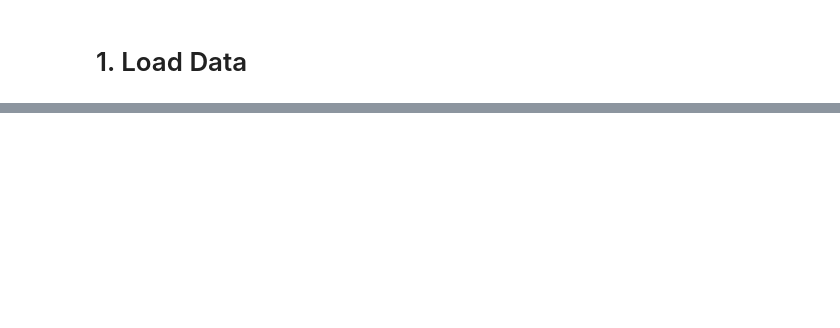
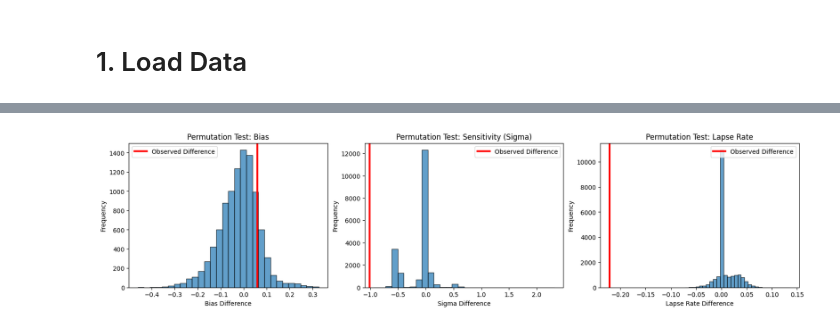
Before and after one commit to iakioh/V1SH_experiment, a Jupyter notebook: analysis/analysis_questplus.ipynb, the cells around one changed output, grey strips where cells are left out. Cells and saved outputs as stored; diff of their text form; code cells hidden in the pictures; blank space fills up the shorter version.

```diff
--- a/analysis/analysis_questplus.ipynb
+++ b/analysis/analysis_questplus.ipynb
@@ -24,12 +20,19 @@ data = {}
 staircases = {}
 for root, dirs, files in os.walk(data_path):
     session_id = os.path.basename(root)
+    if session_id[:5] != f"ID{subject_id}":
+        continue
     for file in files:
         if file.startswith(f"ID{subject_id}") and file.endswith(".csv"):
             if file.endswith("_trials.csv"):
                 continue
             file_path = os.path.join(root, file)
-            session_df = pd.read_csv(file_path)
+            print(file_path)
+            try:
+                session_df = pd.read_csv(file_path)
+            except pd.errors.ParserError:
+                print(f"Warning: {file_path} has bad lines, skip bad lines.")
+                session_df = pd.read_csv(file_path, on_bad_lines='skip')
             data[session_id] = session_df
 
         if file.startswith("questplus_staircase") and file.endswith(".json"):
@@ -100,3 +112,8 @@ def cumulative_gaussian(x, mu, sigma, lapse_rate):
     # https://statproofbook.github.io/P/norm-cdf.html
     # lapse rate like in questplus, see https://github.com/hoechenberger/questplus/blob/main/questplus/psychometric_function.py
     return lapse_rate + (1 - 2 * lapse_rate) * 0.5 * (1 + erf((x - mu) / (sigma * np.sqrt(2))))
+# %%
+def cumulative_gaussian_2(x, mu, sigma, lapse_rate_left, lapse_rate_right):
+    # https://statproofbook.github.io/P/norm-cdf.html
+    # lapse rate like in questplus, see https://github.com/hoechenberger/questplus/blob/main/questplus/psychometric_function.py
+    return lapse_rate_left + (1 - lapse_rate_left - lapse_rate_right) * 0.5 * (1 + erf((x - mu) / (sigma * np.sqrt(2))))
@@ -398,0 +633,3 @@ if save_results:
+# %%
+n_bootstrap = 10000
+np.random.seed(42)
@@ -398,0 +1091,3 @@ if save_results:
+# %%
+n_permutations = 10000
+np.random.seed(44)
@@ -398,0 +1160,61 @@ if save_results:
+# %%
+# Test results
+print("Permutation Test Results:")
+print("=========================\n")
+
+# for biases:
+observed_bias_12 = - 0.5 * ML_results[12]['mean'][1]
+observed_bias_1 = - 0.5 * ML_results[1]['mean'][1]
+observed_difference = abs(observed_bias_12 - observed_bias_1)
+p_value = np.mean(np.abs(PT_results[12]['bias'] - PT_results[1]['bias']) >= observed_difference)
+print("Bias:")
+print(f"Observed difference between 12 rows and 1 row: {observed_difference:.4f}")
+print(f"P-value: {p_value}\n")
+
+# for sigmas:
+observed_sigma_12 = ML_results[12]['std'][1]
+observed_sigma_1 = ML_results[1]['std'][1]
+observed_difference = abs(observed_sigma_12 - observed_sigma_1)
+p_value = np.mean(np.abs(PT_results[12]['std'] - PT_results[1]['std']) >= observed_difference)
+print("Sensitivity (Sigma):")
+print(f"Observed difference between 12 rows and 1 row: {observed_difference:.4f}")
+print(f"P-value: {p_value}\n")
+
+# for lapse rates:
+observed_lapse_rate_12 = ML_results[12]['lapse_rate'][1]
+observed_lapse_rate_1 = ML_results[1]['lapse_rate'][1]
+observed_difference = abs(observed_lapse_rate_12 - observed_lapse_rate_1)
+p_value = np.mean(np.abs(PT_results[12]['lapse_rate'] - PT_results[1]['lapse_rate']) >= observed_difference)
+print("Lapse Rate:")
+print(f"Observed difference between 12 rows and 1 row: {observed_difference:.4f}")
+print(f"P-value: {p_value}\n")
+
+# Visualize permutation test results using histograms
+fig, axes = plt.subplots(1, 3, figsize=(16, 4), constrained_layout=True)
+
+# Bias
+axes[0].hist(PT_results[12]['bias'] - PT_results[1]['bias'], bins=30, edgecolor='black', alpha=0.7)
+axes[0].axvline(observed_bias_12 - observed_bias_1, color='r', linestyle='-', label='Observed Difference', linewidth=3)
+axes[0].set_xlabel('Bias Difference')
+axes[0].set_ylabel('Frequency')
+axes[0].set_title('Permutation Test: Bias')
+axes[0].legend()
+
+# Sensitivity (Sigma)
+axes[1].hist(PT_results[12]['std'] - PT_results[1]['std'], bins=30, edgecolor='black', alpha=0.7)
+axes[1].axvline(observed_sigma_12 - observed_sigma_1, color='r', linestyle='-', label='Observed Difference', linewidth=3)
+axes[1].set_xlabel('Sigma Difference')
+axes[1].set_ylabel('Frequency')
+axes[1].set_title('Permutation Test: Sensitivity (Sigma)')
+axes[1].legend()
+
+# Lapse Rate
+axes[2].hist(PT_results[12]['lapse_rate'] - PT_results[1]['lapse_rate'], bins=30, edgecolor='black', alpha=0.7)
+axes[2].axvline(observed_lapse_rate_12 - observed_lapse_rate_1, color='r', linestyle='-', label='Observed Difference', linewidth=3)
+axes[2].set_xlabel('Lapse Rate Difference')
+axes[2].set_ylabel('Frequency')
+axes[2].set_title('Permutation Test: Lapse Rate')
+axes[2].legend()
+
+plt.show()
+# %% [output]
@@ -398,0 +1235 @@ if save_results:
+[figure, added]
```
Also changed, not shown: parts of 28 cells of this notebook, 12 other files.
